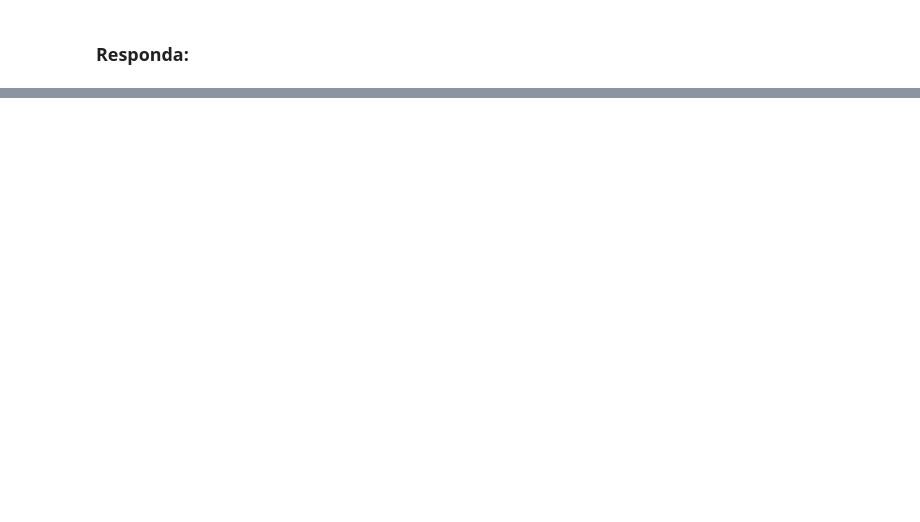
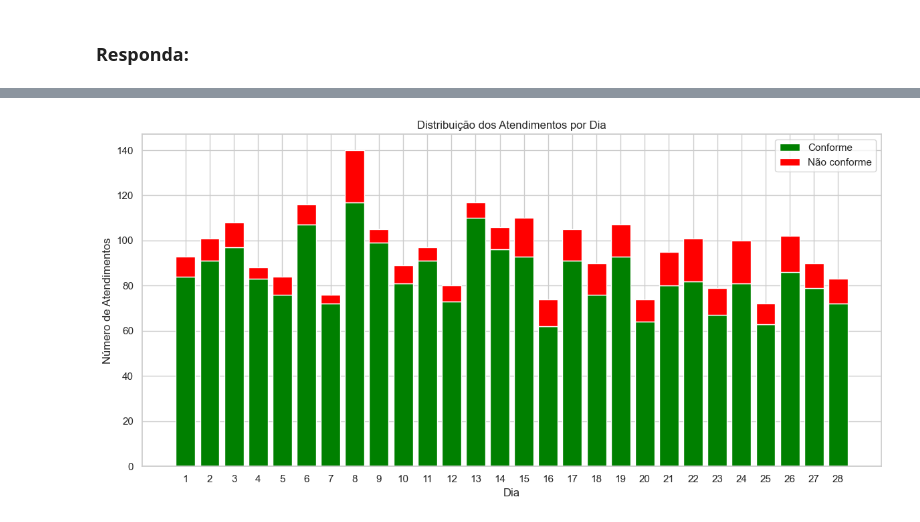
Before and after one commit to moises-rb/Analise_Dados, a Jupyter notebook: Green_Belt/Ex01/03-atendimento_UPA.ipynb, the cells around one changed output, grey strips where cells are left out. Cells and saved outputs as stored; diff of their text form; code cells hidden in the pictures; blank space fills up the shorter version.

```diff
--- a/Green_Belt/Ex01/03-atendimento_UPA.ipynb
+++ b/Green_Belt/Ex01/03-atendimento_UPA.ipynb
@@ -43,0 +130,16 @@ a) Como o desempenho dos atendimentos por dia variou ao longo do tempo?
+# %%
+plt.figure(figsize=(12, 6))
+
+# Gráfico de barras empilhadas
+plt.bar(df_pivot['Dia'], df_pivot['Atendimentos Conformes'], label='Conforme', color='green')
+plt.bar(df_pivot['Dia'], df_pivot['Atendimentos Não Conformes'], bottom=df_pivot['Atendimentos Conformes'], label='Não conforme', color='red')
+
+plt.title('Distribuição dos Atendimentos por Dia')
+plt.xlabel('Dia')
+plt.ylabel('Número de Atendimentos')
+plt.xticks(df_pivot['Dia'])
+plt.legend()
+plt.tight_layout()
+plt.show()
+# %% [output]
+[figure, added]
```
Also changed, not shown: parts of 15 cells of this notebook.
